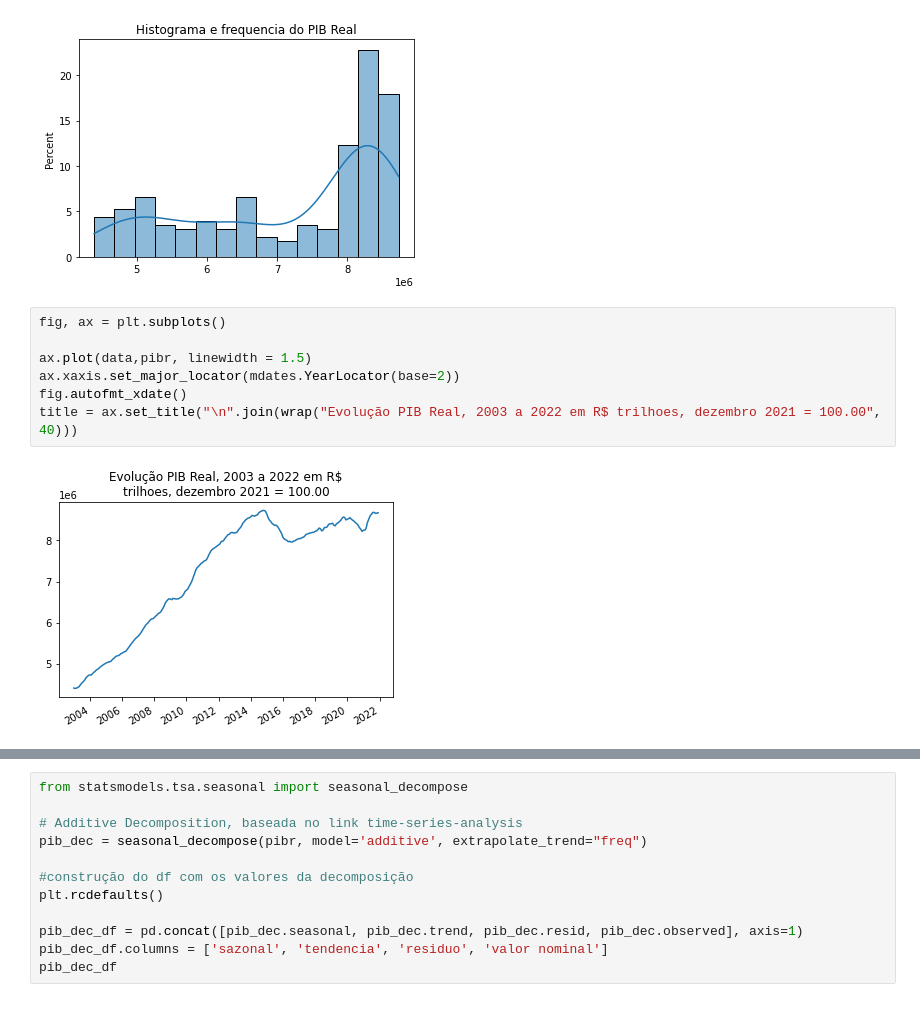
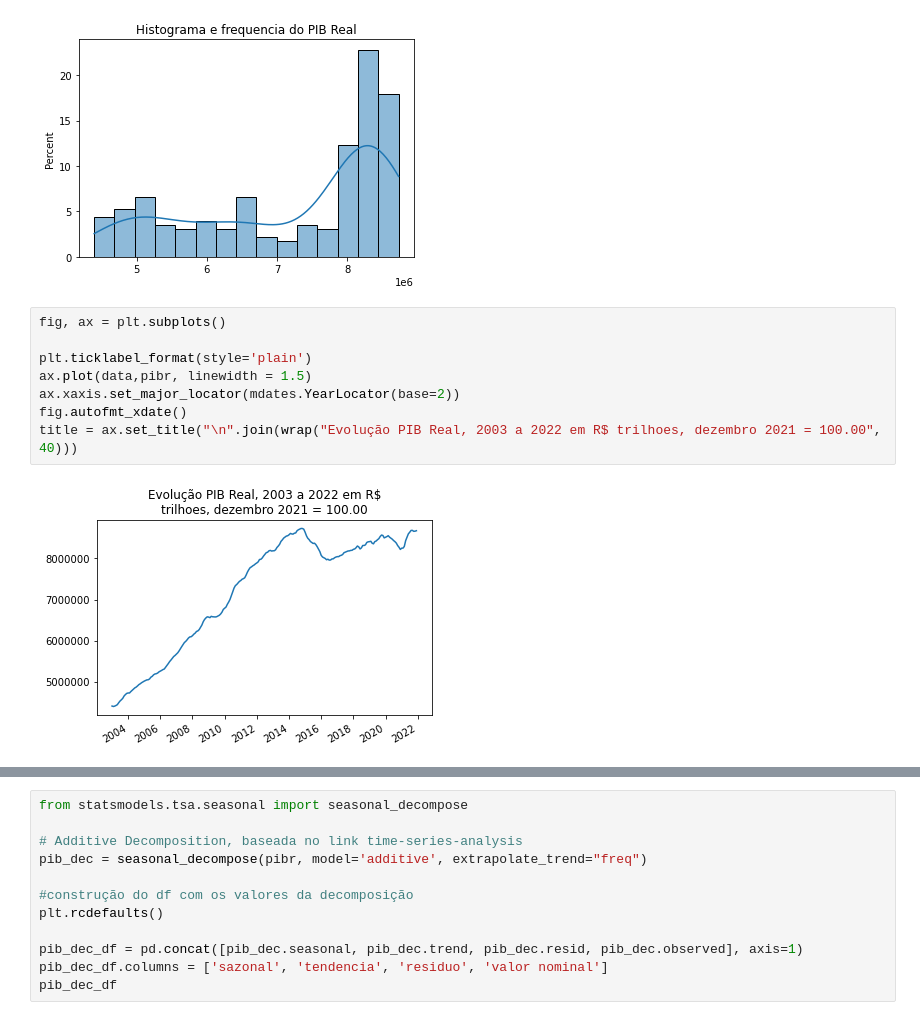
Before and after one commit to rehpires/EconometriaUFPB-2022, a Jupyter notebook: Script.ipynb, the cells around one changed output, grey strips where cells are left out. Cells and saved outputs as stored; diff of their text form.

```diff
--- a/Script.ipynb
+++ b/Script.ipynb
@@ -298,9 +257,10 @@ Text(0.5, 1.0, 'Histograma e frequencia do PIB Real')
 # %%
 fig, ax = plt.subplots()
 
+plt.ticklabel_format(style='plain')
 ax.plot(data,pibr, linewidth = 1.5)
 ax.xaxis.set_major_locator(mdates.YearLocator(base=2))
 fig.autofmt_xdate()
 title = ax.set_title("\n".join(wrap("Evolução PIB Real, 2003 a 2022 em R$ trilhoes, dezembro 2021 = 100.00", 40)))
 # %% [output]
-[figure, old version]
+[figure, new version]
```
Also changed, not shown: parts of 21 cells of this notebook.
